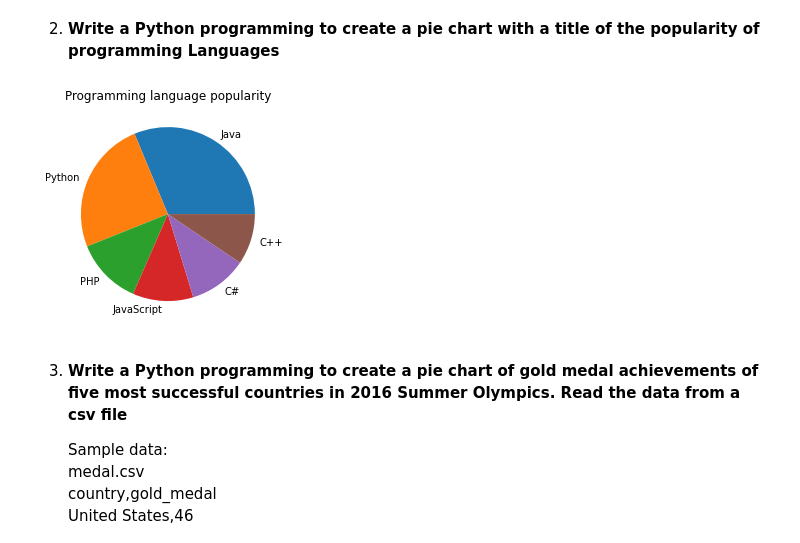
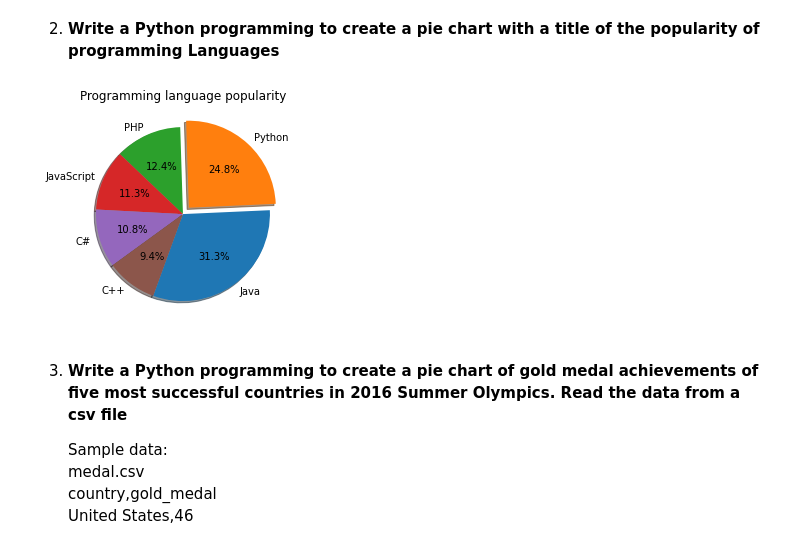
Before and after one commit to NishanthRajkumar/Python-Libraries, a Jupyter notebook: matplotlib_programs/matplotlib_piechart.ipynb, the cells around one changed output. Cells and saved outputs as stored; diff of their text form; code cells hidden in the pictures.

Commit message:
fix: improved chart display

```diff
--- a/matplotlib_programs/matplotlib_piechart.ipynb
+++ b/matplotlib_programs/matplotlib_piechart.ipynb
@@ -31,11 +31,11 @@ plt.show()
 2. **Write a Python programming to create a pie chart with a title of the popularity of programming Languages**
 # %%
 # Plot pie chart with title
-plt.pie(popularity, labels=programming_languages)
+plt.pie(popularity, labels=programming_languages, autopct='%1.1f%%', explode=[0,0.1, 0, 0, 0, 0], shadow=True, startangle=-110)
 plt.title('Programming language popularity')
 plt.show()
 # %% [output]
-[figure, old version]
+[figure, new version]
 # %% [markdown]
 3. **Write a Python programming to create a pie chart of gold medal achievements of five most successful countries in 2016 Summer Olympics. Read the data from a csv file**
 
```
Also changed, not shown: parts of 1 cell of this notebook.
